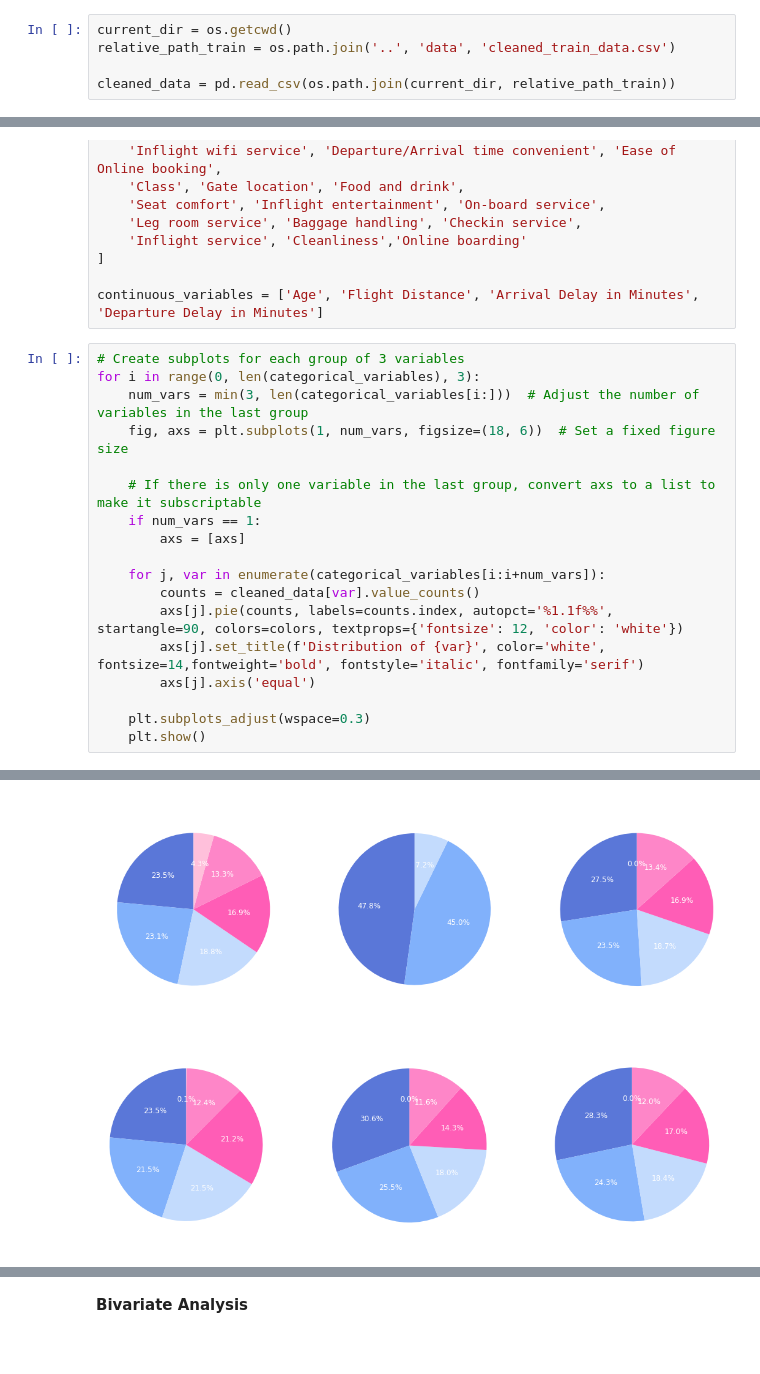
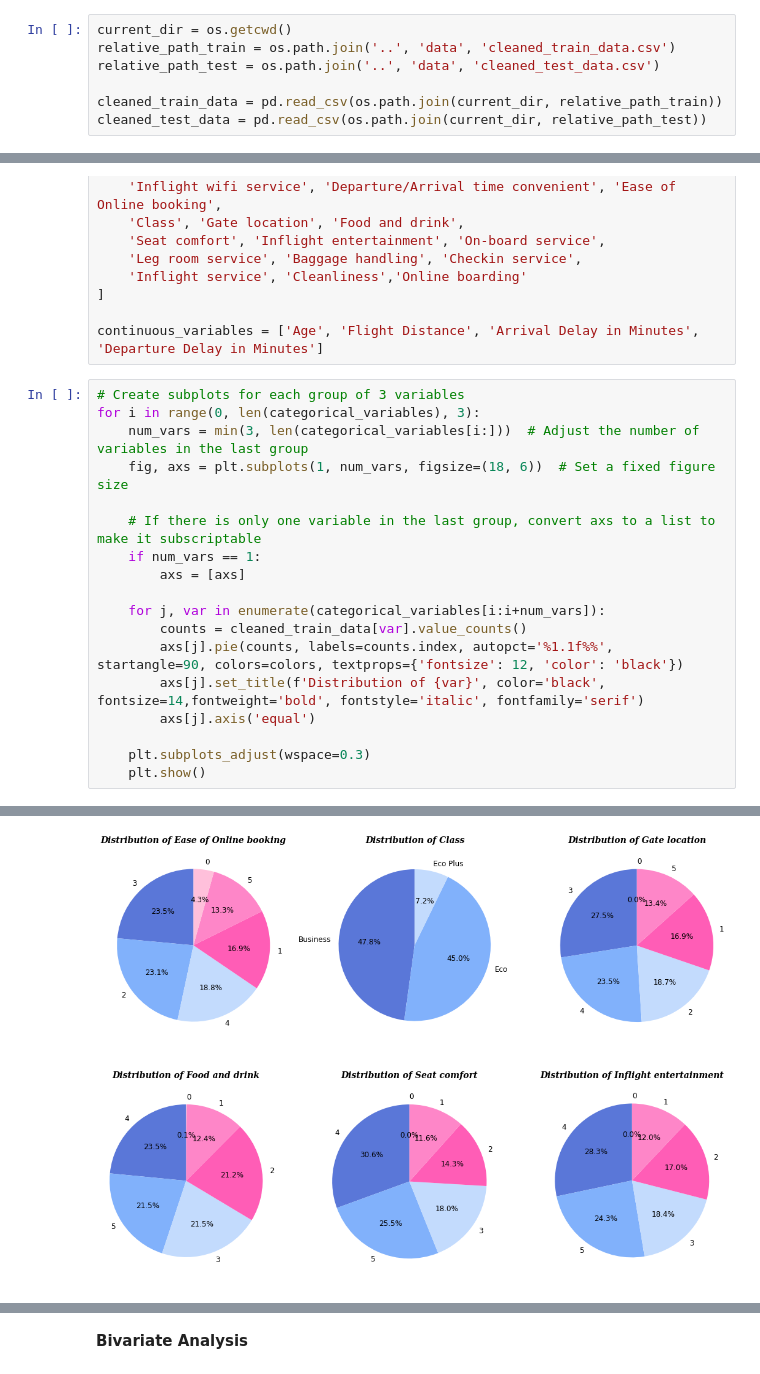
Before and after one commit to hebaashraf21/Airline_Passenger_Satisfaction_Prediction, a Jupyter notebook: code/eda.ipynb, the cells around one changed output, grey strips where cells are left out. Drawn from its saved outputs; the diff is of its cells as text.

```diff
--- a/code/eda.ipynb
+++ b/code/eda.ipynb
@@ -8,5 +13,7 @@ import pandas as pd
 # %%
 current_dir = os.getcwd()
 relative_path_train = os.path.join('..', 'data', 'cleaned_train_data.csv')
+relative_path_test = os.path.join('..', 'data', 'cleaned_test_data.csv')
 
-cleaned_data = pd.read_csv(os.path.join(current_dir, relative_path_train))
+cleaned_train_data = pd.read_csv(os.path.join(current_dir, relative_path_train))
+cleaned_test_data = pd.read_csv(os.path.join(current_dir, relative_path_test))
@@ -61,9 +68,9 @@ for i in range(0, len(categorical_variables), 3):
         axs = [axs]
 
     for j, var in enumerate(categorical_variables[i:i+num_vars]):
-        counts = cleaned_data[var].value_counts()
-        axs[j].pie(counts, labels=counts.index, autopct='%1.1f%%', startangle=90, colors=colors, textprops={'fontsize': 12, 'color': 'white'})
-        axs[j].set_title(f'Distribution of {var}', color='white', fontsize=14,fontweight='bold', fontstyle='italic', fontfamily='serif')
+        counts = cleaned_train_data[var].value_counts()
+        axs[j].pie(counts, labels=counts.index, autopct='%1.1f%%', startangle=90, colors=colors, textprops={'fontsize': 12, 'color': 'black'})
+        axs[j].set_title(f'Distribution of {var}', color='black', fontsize=14,fontweight='bold', fontstyle='italic', fontfamily='serif')
         axs[j].axis('equal')
 
     plt.subplots_adjust(wspace=0.3)
@@ -74,2 +81,2 @@ for i in range(0, len(categorical_variables), 3):
-[figure, old version]
+[figure, new version]
-[figure, old version]
+[figure, new version]
```
Also changed, not shown: parts of 44 cells of this notebook, 1 other file.
